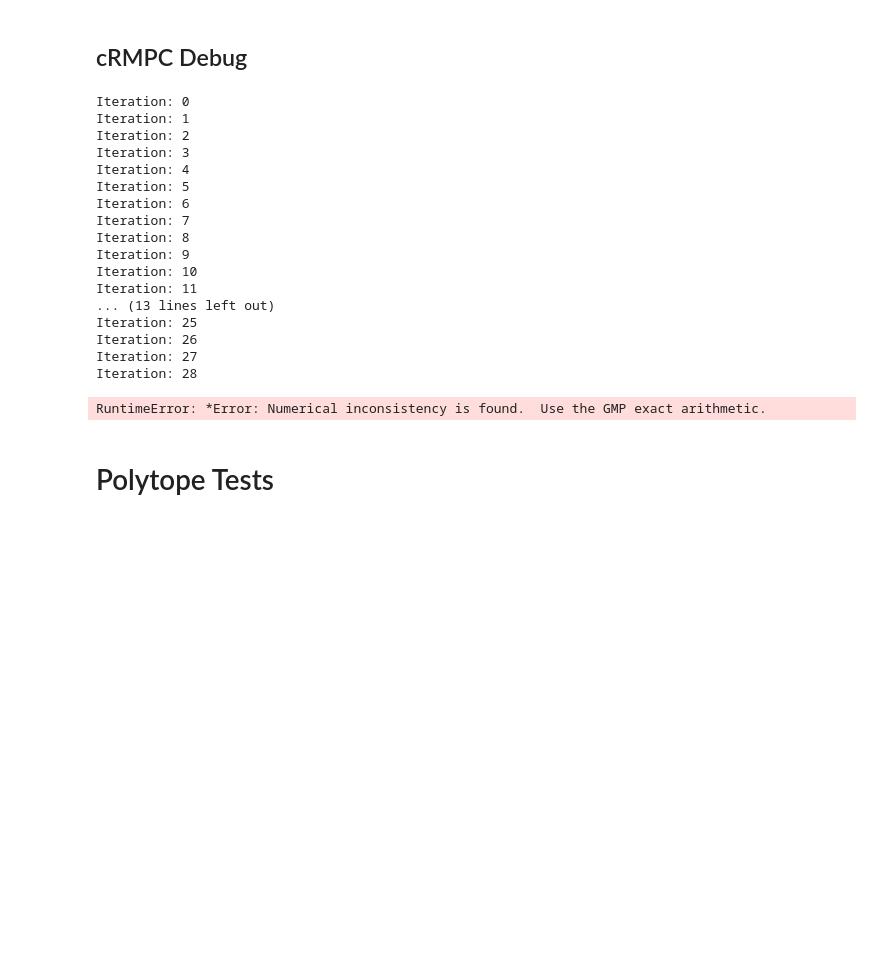
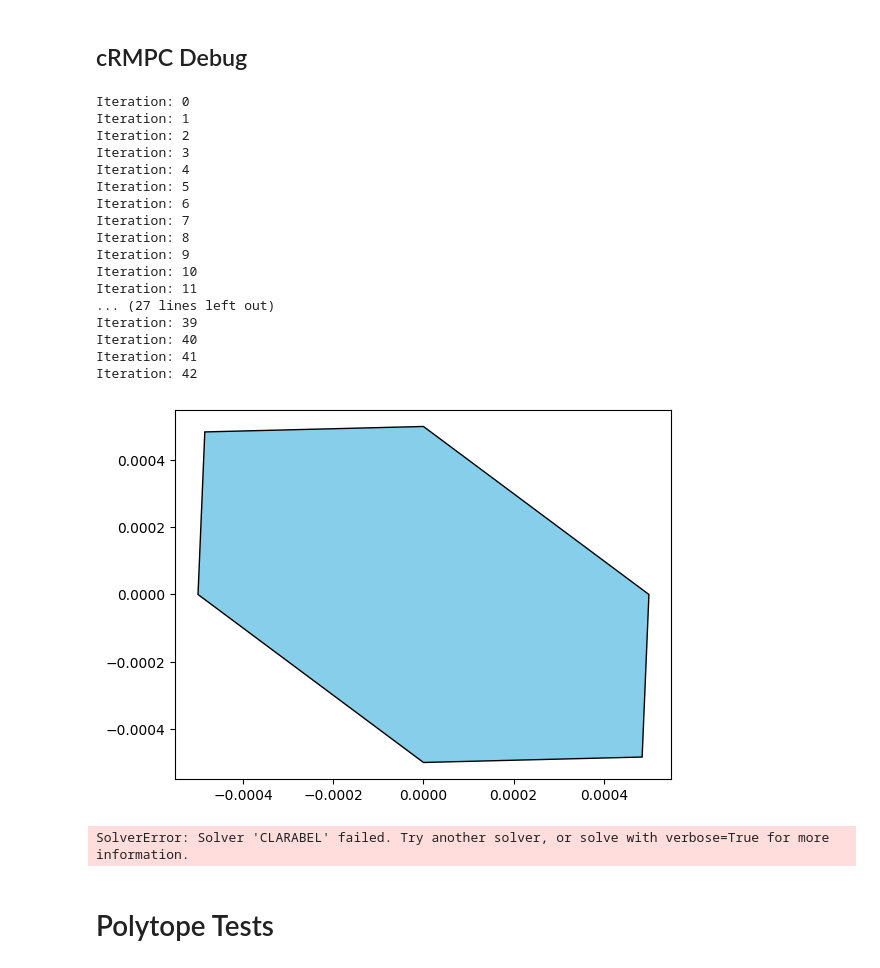
Before and after one commit to Falier0s/polypy-mpc, a Jupyter notebook: TestNotebook.ipynb, the cells around one changed output. Drawn from its saved outputs; the diff is of its cells as text; code cells hidden in the pictures; blank space fills up the shorter version.

Commit message:
Debugging initial problem, tube_inclusion, lam_contract_set

```diff
--- a/TestNotebook.ipynb
+++ b/TestNotebook.ipynb
@@ -639,53 +618,87 @@ if constants.DEFAULT_LP_SOLVER_STR == 'MOSEK':
 # mosek.Env().getversion()
 # mosek.Env().putlicensepath("/opt/mosek/11.0/mosek.lic")
 # mosek.Env().expirylicenses()
-
 A1 = np.array([[-0.7, 0.15], [-0.35, -0.6]])
 A2 = np.array([[-0.75, -0.1], [0.15, -0.65]])
 A3 = np.array([[-0.65, -0.35], [-0.1, -0.55]])
-A = np.stack([A1, A2, A3], axis=2)
+
+A0 = 1/3*(A1+A2+A3)
+
+
+dA1 = A1 - A0
+dA2 = A2 - A0
+dA3 = A3 - A0
+
 B1 = np.array([[0.1], [1]])
 B2 = np.array([[0.2], [1.4]])
 B3 = np.array([[0.3], [0.6]])
-B = np.stack([B1, B2, B3], axis=2)
+
+B0 = 1/3*(B1+B2+B3)
+
+
+dB1 = B1 - B0
+dB2 = B2 - B0
+dB3 = B3 - B0
+
+# blocked_delta = np.reshape(np.block([[[dA1, dB1]], [[dA2, dB2]], [[dA3, dB3]]]), (3, -1)).T
+
+# U, S, V = np.linalg.svd(blocked_delta)
+
+# A_i = np.reshape(U[:, :2], (2, 3, 2))[:, :2]
+# B_i = np.reshape(U[:, :2], (2, 3, 2))[:, 2:]
+
+theta_v = np.eye(3)#U[:, :2].T @ blocked_delta
+Theta = Polytope(V=theta_v.T)
+
+A = np.stack([A0, dA1, dA2, dA3], axis=2)
+B = np.stack([B0, dB1, dB2, dB3], axis=2)
+
+# C1 = np.array([[1, 0]])
+# C2 = np.array([[1, 0]])
+# C3 = np.array([[1, 0]])
+# C = np.stack([C1, C2, C3], axis=2)
 C = np.array([[1, 0]])
+
 Q, R = np.eye(2), np.array([[1]])
-K =-np.array([[0.19, 0.34]])
+K =np.array([[0.19, 0.34]])
 opt = {
+    'K': K,
     'solver':'osqp',
     'verbose':True,
     'svd':False,
     'xBound':(np.array([-1e16, -10]), np.array([1e16, 10])),
     'uBound':(np.array([-5]),np.array([5])),
     'name':'test_mpc',
     'ref': 'traj'
 }
 
 myMPC = CRMPC({'A':A,'B':B,'C':C},Q,R,10,opt)
-myMPC.initialize_uncertainties()
+myMPC.lam= 0.742
+myMPC.initialize_uncertainties(theta=Theta)
 myMPC.initialize(mode="volume")
 curr_x = np.array([2.0, 0.0])
 myMPC.solve(curr_x, [0., 0.1, 0.2, 0.3, 0.4, 0.5, 0.6, 0.7, 0.8, 0.9, 1.])
 myMPC.u_star
 # %% [output]
 Iteration: 0
 Iteration: 1
 Iteration: 2
 Iteration: 3
 Iteration: 4
 Iteration: 5
 Iteration: 6
 Iteration: 7
 Iteration: 8
 Iteration: 9
 Iteration: 10
 Iteration: 11
-... (13 lines left out)
-Iteration: 25
-Iteration: 26
-Iteration: 27
-Iteration: 28
+... (27 lines left out)
+Iteration: 39
+Iteration: 40
+Iteration: 41
+Iteration: 42
+[figure, added]
-RuntimeError: *Error: Numerical inconsistency is found.  Use the GMP exact arithmetic.
+SolverError: Solver 'CLARABEL' failed. Try another solver, or solve with verbose=True for more information.
 # %% [markdown]
 # Polytope Tests
 # %%
```
Also changed, not shown: parts of 2 cells of this notebook, 2 other files.
